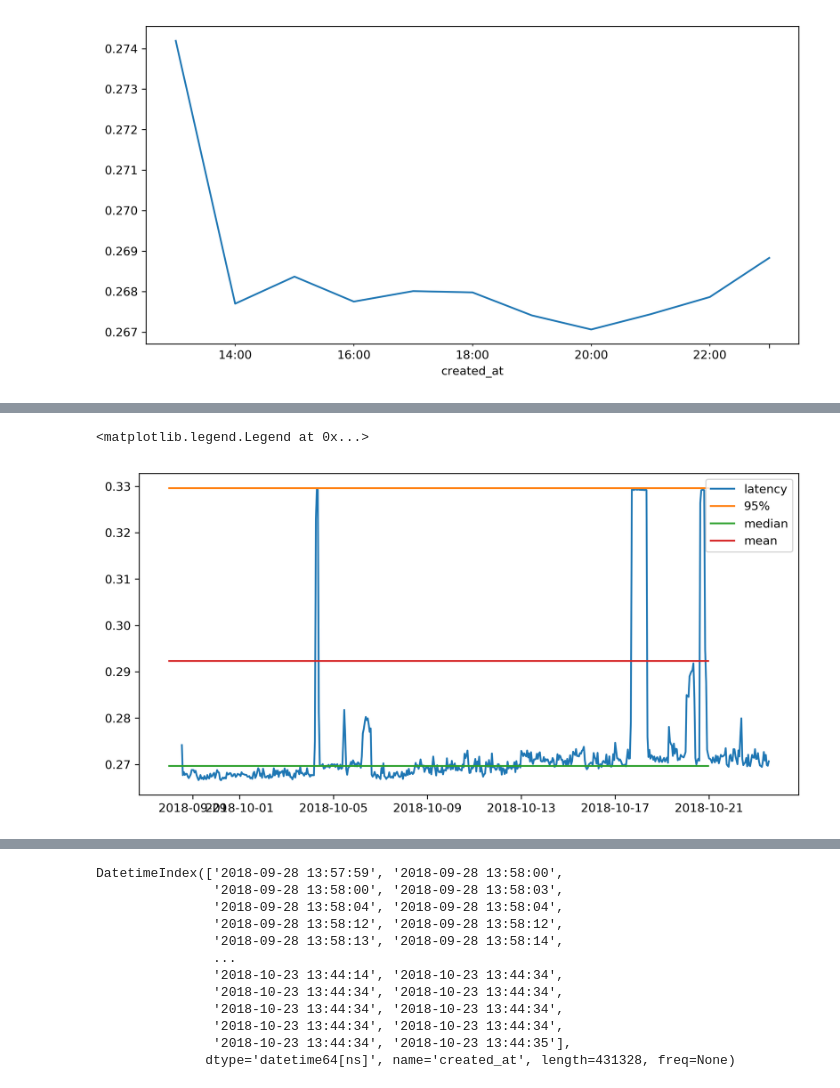
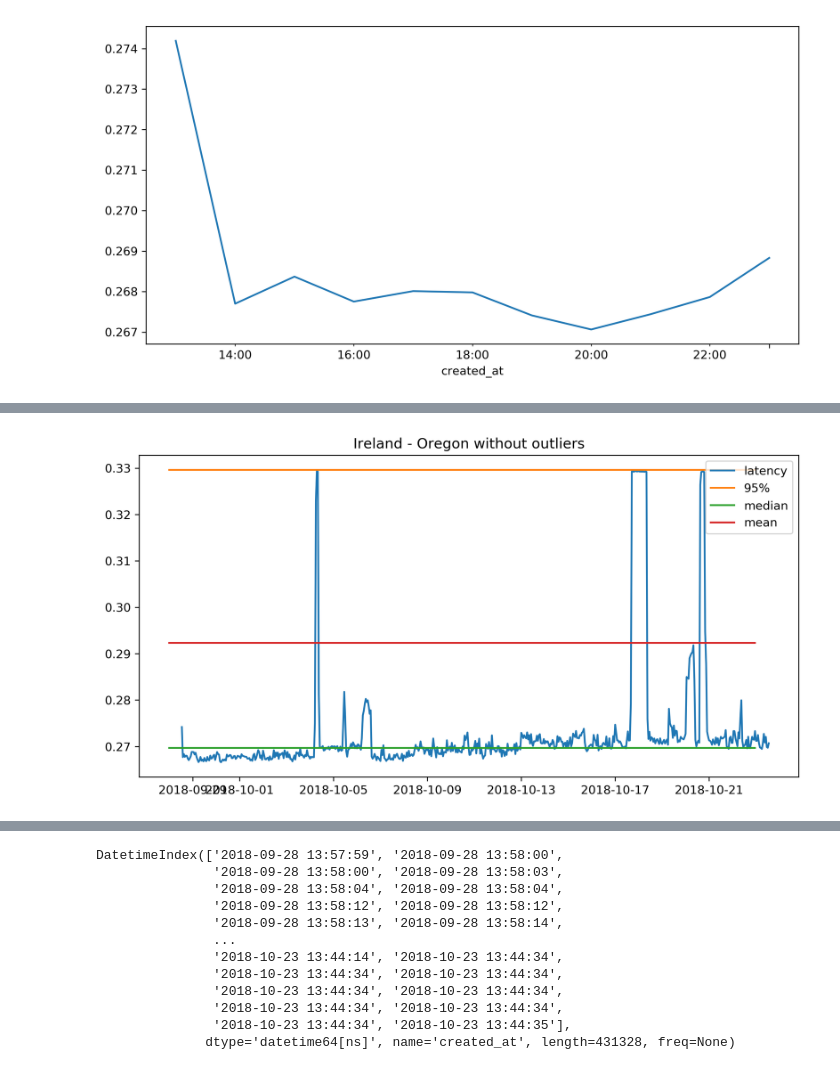
Before and after one commit to falvarezb/aws-index, a Jupyter notebook: data_analysis/aws_data.ipynb, the cells around one changed output, grey strips where cells are left out. Drawn from its saved outputs; the diff is of its cells as text; code cells hidden in the pictures.

```diff
--- a/data_analysis/aws_data.ipynb
+++ b/data_analysis/aws_data.ipynb
@@ -303,3 +325,3 @@ for i in rng:
 # %%
-hrng = pd.date_range('28-9-2018', periods=23*24, freq='H')
+hourly_rng = pd.date_range('28-9-2018', periods=25*24, freq='H')
 # %%
@@ -311,9 +335,10 @@ plt.plot(hrng, [statistics_df.loc[('ireland','oregon'),('latency','95%')]]*len(h
 # %%
 plt.plot(iolatency95.resample('1H').mean())
-plt.plot(hrng, [statistics_df.loc[('ireland','oregon'),('latency','95%')]]*len(hrng), label='95%')
-plt.plot(hrng, [statistics_df.loc[('ireland','oregon'),('latency','50%')]]*len(hrng), label='median')
-plt.plot(hrng, [statistics_df.loc[('ireland','oregon'),('latency','mean')]]*len(hrng), label='mean')
+plt.plot(hourly_rng, [statistics_df.loc[('ireland','oregon'),('latency','95%')]]*len(hourly_rng), label='95%')
+plt.plot(hourly_rng, [statistics_df.loc[('ireland','oregon'),('latency','50%')]]*len(hourly_rng), label='median')
+plt.plot(hourly_rng, [statistics_df.loc[('ireland','oregon'),('latency','mean')]]*len(hourly_rng), label='mean')
+plt.title("Ireland - Oregon without outliers")
 plt.legend()
+plt.savefig("ireland-oregon-october2.png")
 # %% [output]
-<matplotlib.legend.Legend at 0x...>
-[figure, old version]
+[figure, new version]
```
Also changed, not shown: parts of 33 cells of this notebook, 5 other files.
